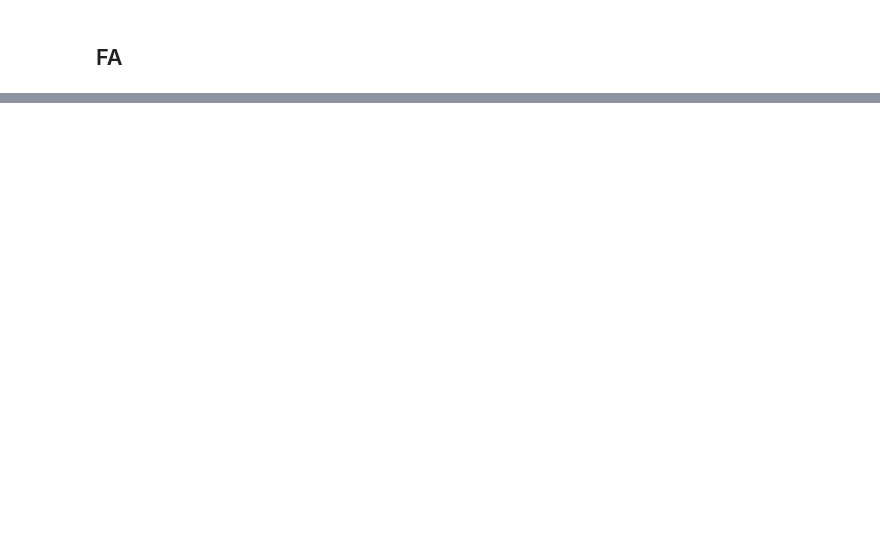
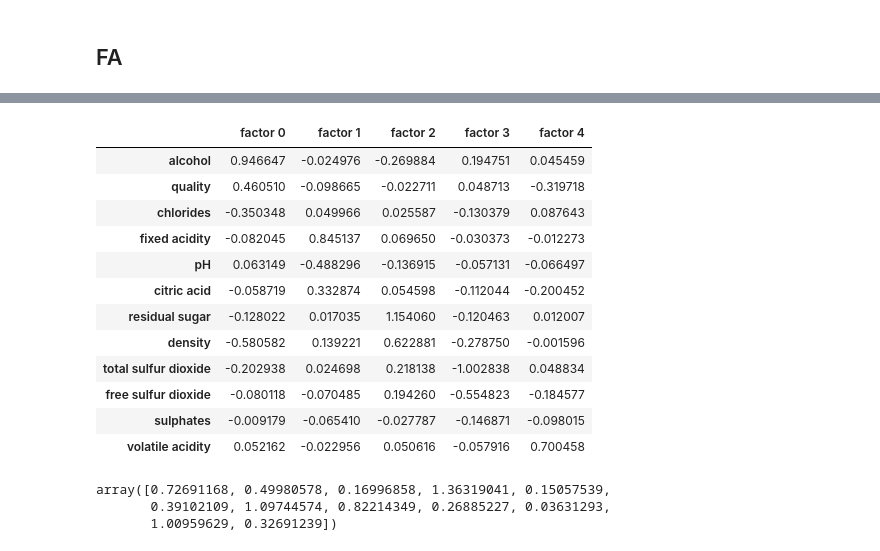
Before and after one commit to rebeckakarras/projekt2, a Jupyter notebook: lab2.ipynb, the cells around one changed output, grey strips where cells are left out. Drawn from its saved outputs; the diff is of its cells as text; code cells hidden in the pictures; blank space fills up the shorter version.

```diff
--- a/lab2.ipynb
+++ b/lab2.ipynb
@@ -303,2 +306,8 @@ sns.heatmap(corr, annot = True)
 # %% [markdown]
 ## FA
+# %%
+from statsmodels.multivariate.factor import Factor
+mod_w = Factor(data_white, 5)
+res_w = mod_w.fit()
+res_w.rotate('quartimax')
+res_w.summary()
@@ -304,0 +332,23 @@ sns.heatmap(corr, annot = True)
+# %%
+#Quartimax rotation
+res_w.get_loadings_frame(threshold=0.1)
+# %% [output]
+|  | factor 0 | factor 1 | factor 2 | factor 3 | factor 4 |
+| alcohol | 0.946647 | -0.024976 | -0.269884 | 0.194751 | 0.045459 |
+| quality | 0.460510 | -0.098665 | -0.022711 | 0.048713 | -0.319718 |
+| chlorides | -0.350348 | 0.049966 | 0.025587 | -0.130379 | 0.087643 |
+| fixed acidity | -0.082045 | 0.845137 | 0.069650 | -0.030373 | -0.012273 |
+| pH | 0.063149 | -0.488296 | -0.136915 | -0.057131 | -0.066497 |
+| citric acid | -0.058719 | 0.332874 | 0.054598 | -0.112044 | -0.200452 |
+| residual sugar | -0.128022 | 0.017035 | 1.154060 | -0.120463 | 0.012007 |
+| density | -0.580582 | 0.139221 | 0.622881 | -0.278750 | -0.001596 |
+| total sulfur dioxide | -0.202938 | 0.024698 | 0.218138 | -1.002838 | 0.048834 |
+| free sulfur dioxide | -0.080118 | -0.070485 | 0.194260 | -0.554823 | -0.184577 |
+| sulphates | -0.009179 | -0.065410 | -0.027787 | -0.146871 | -0.098015 |
+| volatile acidity | 0.052162 | -0.022956 | 0.050616 | -0.057916 | 0.700458 |
+# %%
+res_w.communality
+# %% [output]
+array([0.72691168, 0.49980578, 0.16996858, 1.36319041, 0.15057539,
+       0.39102109, 1.09744574, 0.82214349, 0.26885227, 0.03631293,
+       1.00959629, 0.32691239])
```
Also changed, not shown: parts of 12 cells of this notebook.
